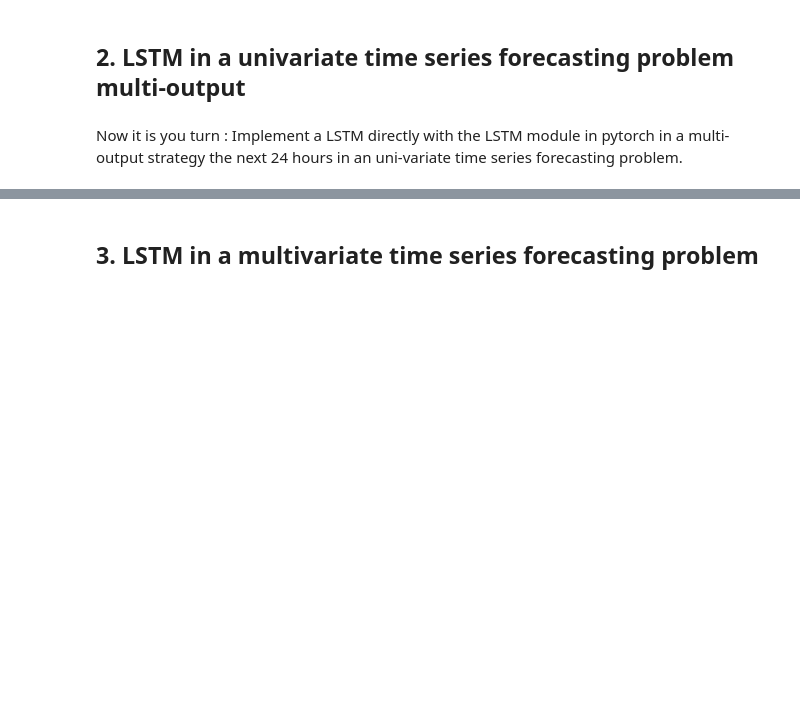
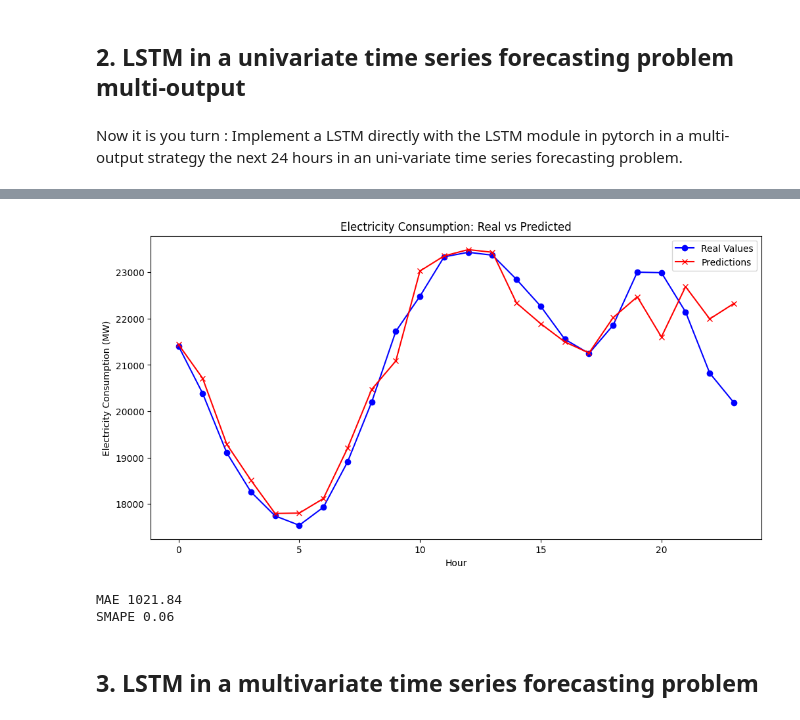
Before and after one commit to LizaBarysheva/TS_XHEC_TP, a Jupyter notebook: XHEC - TP2 - Exercices.ipynb, the cells around one changed output, grey strips where cells are left out. Cells and saved outputs as stored; diff of their text form; code cells hidden in the pictures; blank space fills up the shorter version.

```diff
--- a/XHEC - TP2 - Exercices.ipynb
+++ b/XHEC - TP2 - Exercices.ipynb
@@ -326,3 +465,33 @@ class LSTM(nn.Module):
+# %%
+predictions = model(X_test[-1, :, :].unsqueeze(0).to(device))
+# %%
+# Extract the real values for the last day from y_test
+# Assuming y_test is already in the correct scale
+real_values_last_day = y_test[-1, :, :].cpu().numpy()
+# unscale real_values_last_day
+real_values_last_day = scaler.inverse_transform(real_values_last_day.reshape(-1, 1))
+predictions_rescaled = scaler.inverse_transform(predictions.cpu().detach().numpy().reshape(-1, 1))
+# Plotting
+plt.figure(figsize=(12, 6))
+plt.plot(real_values_last_day, label="Real Values", color="blue", marker="o")
+plt.plot(predictions_rescaled, label="Predictions", color="red", marker="x")
+plt.title("Electricity Consumption: Real vs Predicted")
+plt.xlabel("Hour")
+plt.ylabel("Electricity Consumption (MW)")
+plt.legend()
+plt.show()
+# %% [output]
+[figure, added]
+# %%
+preds = model(X_test.to(device))
+preds = scaler.inverse_transform(preds.flatten().cpu().detach().numpy().reshape(-1, 1))
+trues = scaler.inverse_transform(y_test.squeeze(-1).flatten().cpu().detach().numpy().reshape(-1, 1))
+
+print("MAE", round(MAE()(torch.tensor(preds), torch.tensor(trues)).item(), 2))
+print("SMAPE", round(SMAPE()(torch.tensor(preds), torch.tensor(trues)).item(), 2))
+# %% [output]
+MAE 1021.84
+SMAPE 0.06
 # %% [markdown]
 ## 3. LSTM in a multivariate time series forecasting problem
 # %% [markdown]
```
Also changed, not shown: parts of 37 cells of this notebook.
